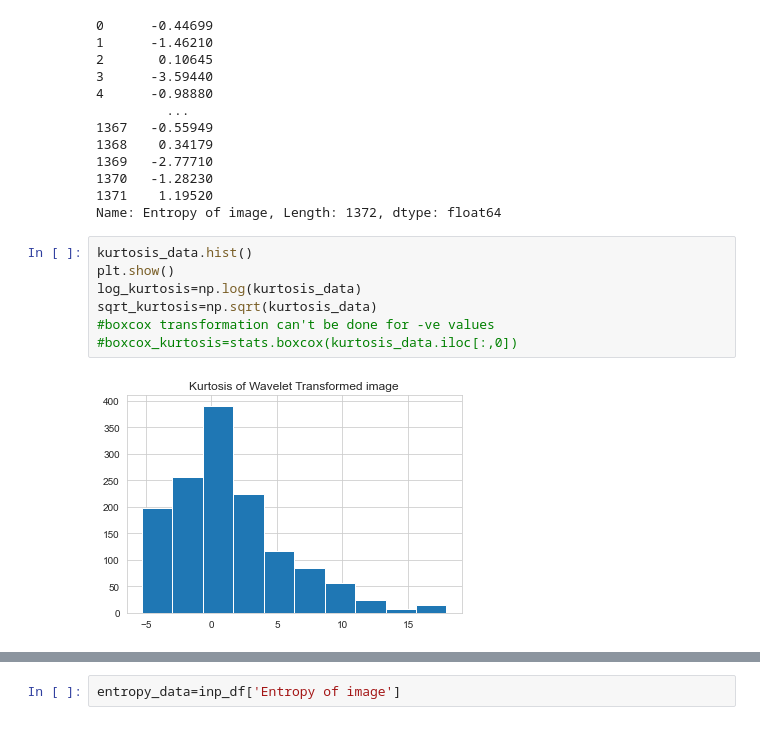
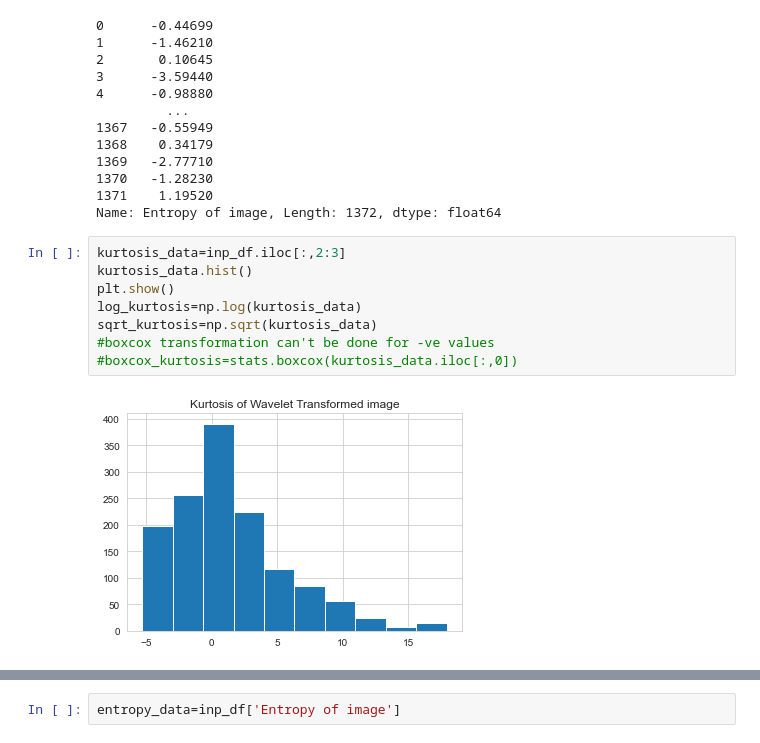
Before and after one commit to batchuraja484/ML_Models, a Jupyter notebook: Binary_Calssfication_Models/Bank_Note_Authentic_Model.ipynb, the cells around one changed output, grey strips where cells are left out. Drawn from its saved outputs; the diff is of its cells as text.

```diff
--- a/Binary_Calssfication_Models/Bank_Note_Authentic_Model.ipynb
+++ b/Binary_Calssfication_Models/Bank_Note_Authentic_Model.ipynb
@@ -107,14 +107,15 @@ Entrophy_data.iloc[:,0]
 1371    1.19520
 Name: Entropy of image, Length: 1372, dtype: float64
 # %%
+kurtosis_data=inp_df.iloc[:,2:3]
 kurtosis_data.hist()
 plt.show()
 log_kurtosis=np.log(kurtosis_data)
 sqrt_kurtosis=np.sqrt(kurtosis_data)
 #boxcox transformation can't be done for -ve values
 #boxcox_kurtosis=stats.boxcox(kurtosis_data.iloc[:,0])
 # %% [output]
-[figure, old version]
+[figure, new version]
 # %%
 kurtosis_data.hist(),log_kurtosis.hist(), sqrt_kurtosis.hist()
 plt.show()
```
Also changed, not shown: parts of 14 cells of this notebook.
